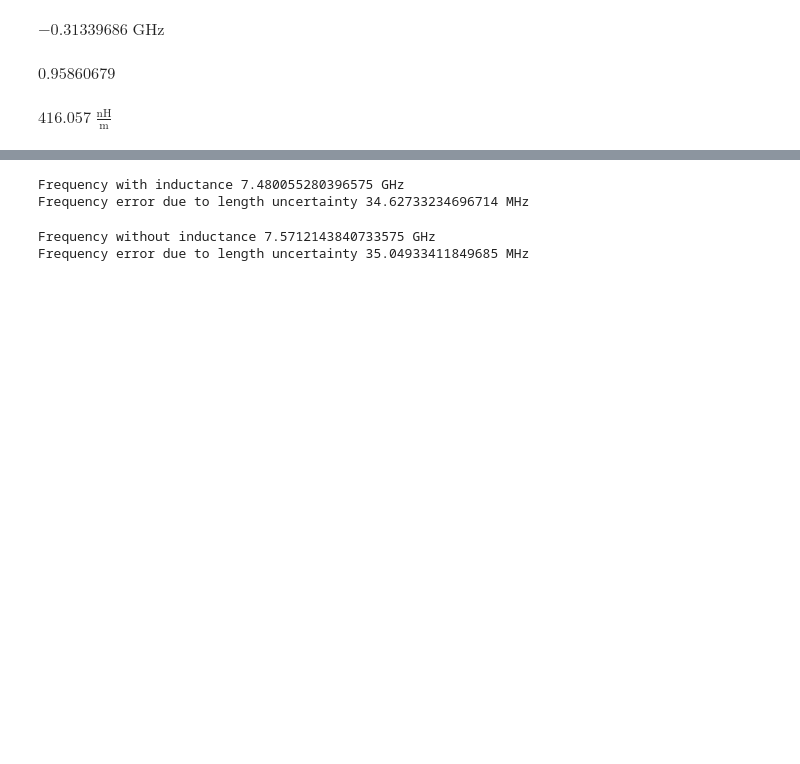
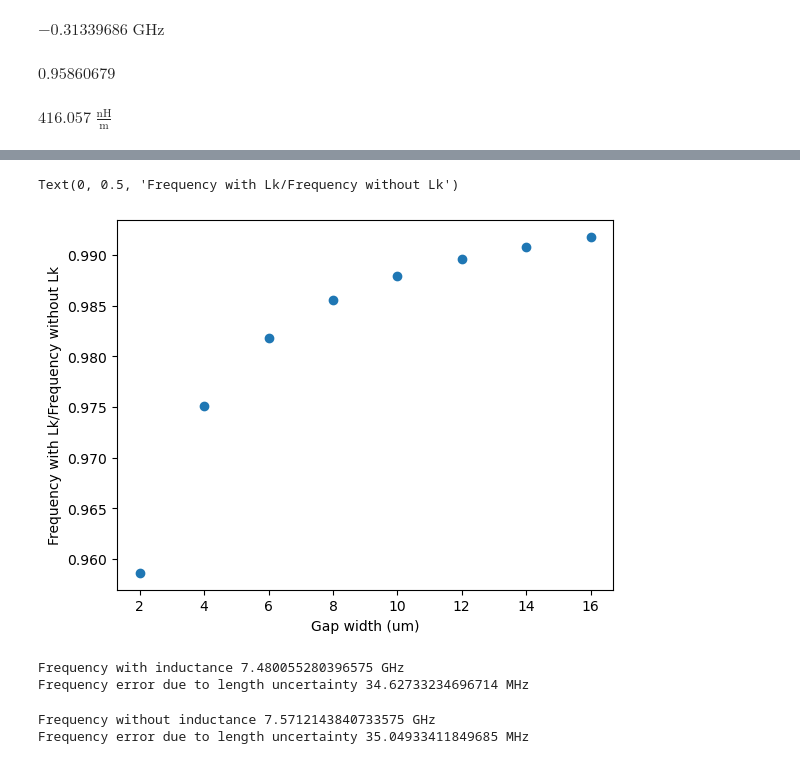
Before and after one commit to Wendywanw/Wendy-qiskit-code, a Jupyter notebook: Resonator_design/coupler_optimization.ipynb, the cells around one changed output, grey strips where cells are left out. Saved outputs shown, nothing was run; the diff lists cells and outputs as text; code cells hidden in the pictures; blank space fills up the shorter version.

```diff
--- a/Resonator_design/coupler_optimization.ipynb
+++ b/Resonator_design/coupler_optimization.ipynb
@@ -213,3 +314,10 @@ $416.057 \; \mathrm{\frac{nH}{m}}$
+# %%
+plt.scatter(gaps, np.array(freq_wLk )/np.array(freq_ideal), label='Ratio')
+plt.xlabel('Gap width (um)')
+plt.ylabel('Frequency with Lk/Frequency without Lk')
+# %% [output]
+Text(0, 0.5, 'Frequency with Lk/Frequency without Lk')
+[figure, added]
 # %%
 resonator_pin = 23.9*u.um
 resonator_gap = 10*u.um
```
Also changed, not shown: parts of 40 cells of this notebook.
